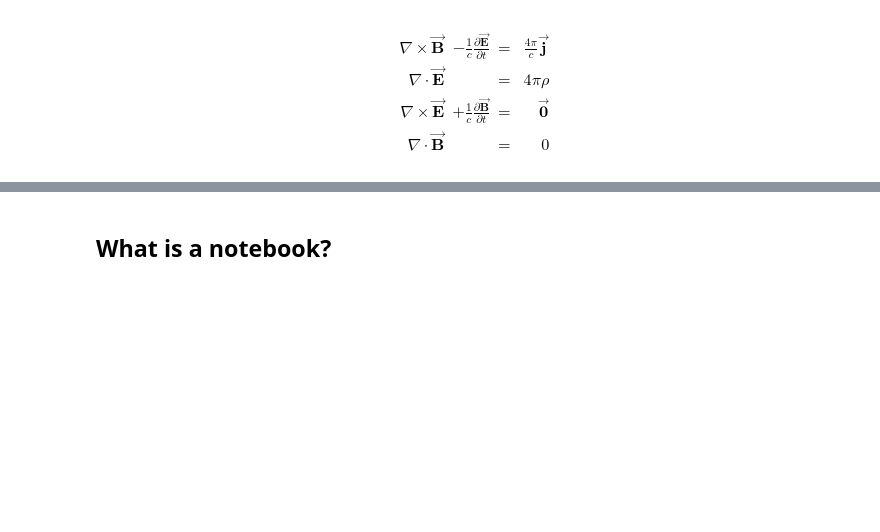
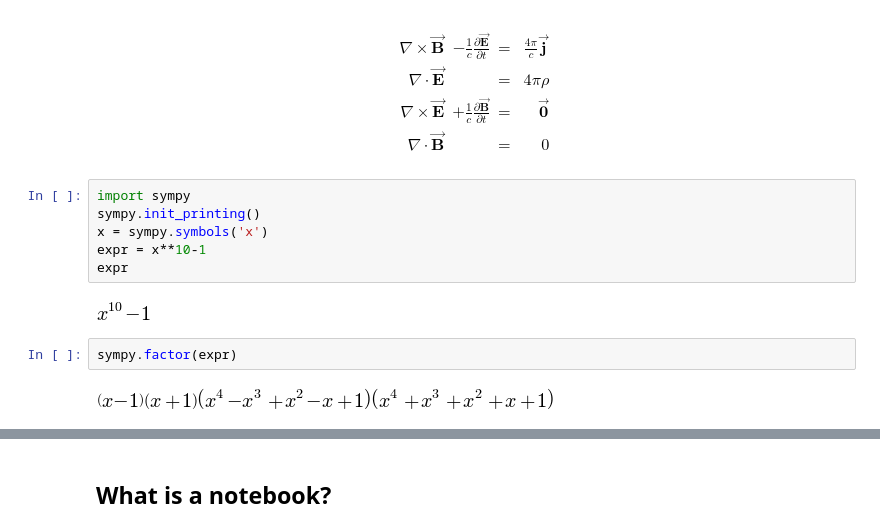
Before and after one commit to minrk/rupy, a Jupyter notebook: IPython.ipynb, the cells around one changed output, grey strips where cells are left out. Drawn from its saved outputs; the diff is of its cells as text; blank space fills up the shorter version.

```diff
--- a/IPython.ipynb
+++ b/IPython.ipynb
@@ -92,3 +174,15 @@ for n in range(5):
     & = & \vec{\mathbf{0}} \\
 \nabla \cdot \vec{\mathbf{B}} && = & 0
 \end{eqnarray}
+# %%
+import sympy
+sympy.init_printing()
+x = sympy.symbols('x')
+expr = x**10-1
+expr
+# %% [output]
+[figure, added]
+# %%
+sympy.factor(expr)
+# %% [output]
+[figure, added]
```
Also changed, not shown: parts of 33 cells of this notebook, 2 other files.
